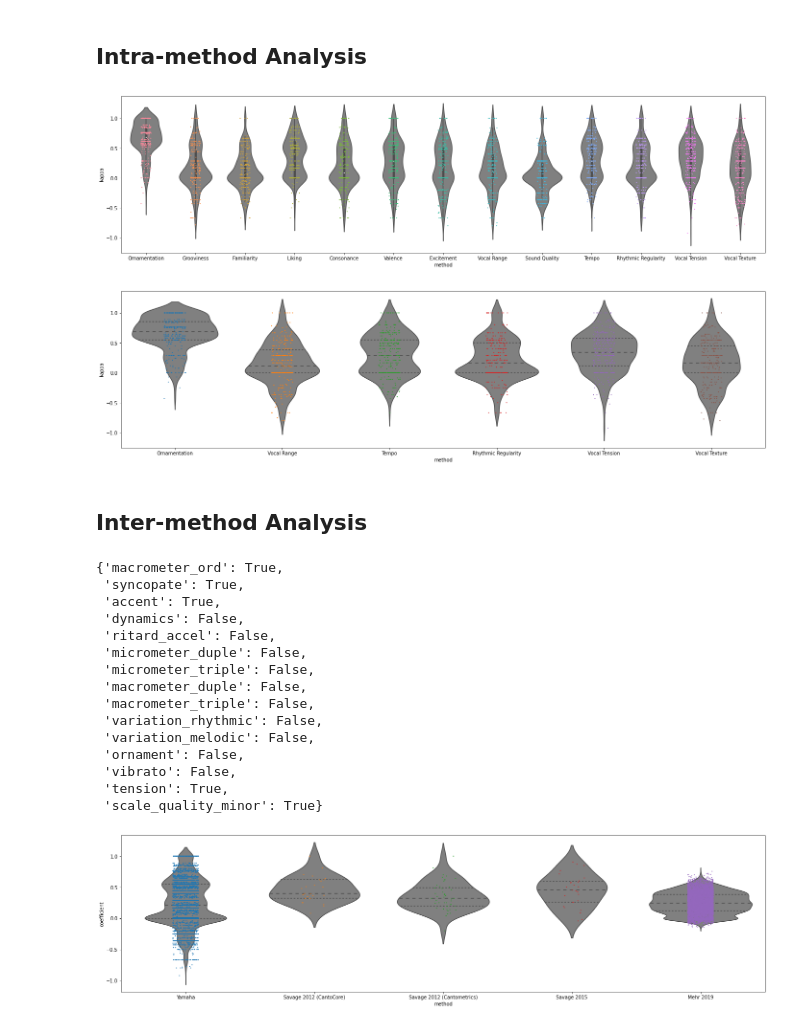
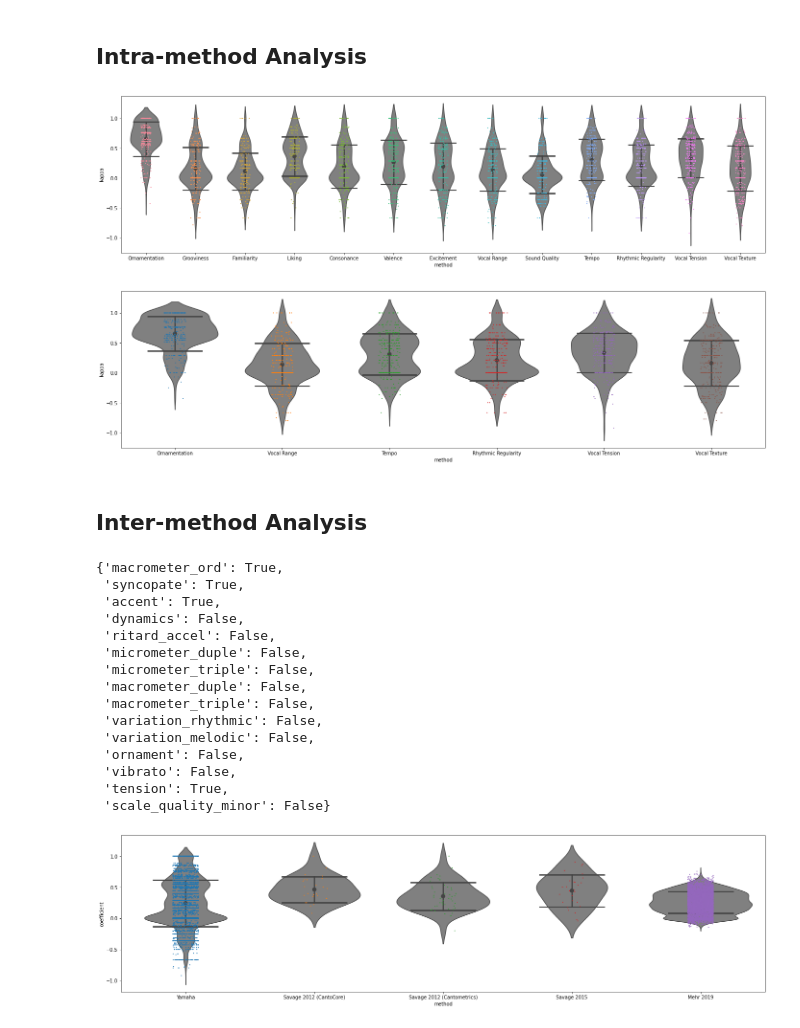
Before and after one commit to dsh0416/cantometrics, a Jupyter notebook: analysis/Analysis.ipynb, the cells around one changed output. Saved outputs shown, nothing was run; the diff lists cells and outputs as text; code cells hidden in the pictures.

Commit message:
Update plots

```diff
--- a/analysis/Analysis.ipynb
+++ b/analysis/Analysis.ipynb
@@ -72,12 +72,14 @@ for group_id in range(GROUP):
 df = pd.DataFrame(matrix, index=range(len(matrix)), columns=['method', 'kappa'])
 
 plt.figure(figsize=(24, 6))
-sns.violinplot(x="method", y="kappa", data=df, color="0.5")
+
+sns.violinplot(x="method", y="kappa", data=df, color="0.5", inner=None)
 sns.stripplot(x="method", y="kappa", data=df, jitter=1, size=2)
+sns.pointplot(x="method", y="kappa", data=df, ci="sd", capsize=.5, join=False, color="#444")
 
 plt.show()
 # %% [output]
-[figure, old version]
+[figure, new version]
 # %%
 features_filtered = ['Ornamentation', 'Vocal Range', 'Tempo', 'Rhythmic Regularity', 'Vocal Tension', 'Vocal Texture']
 
@@ -101,13 +103,14 @@ for group_id in range(GROUP):
 # %%
 df = pd.DataFrame(matrix, index=range(len(matrix)), columns=['method', 'kappa'])
 
 plt.figure(figsize=(24, 6))
-sns.violinplot(x="method", y="kappa", data=df, color="0.5", inner="quart")
+sns.violinplot(x="method", y="kappa", data=df, color="0.5", inner=None)
 sns.stripplot(x="method", y="kappa", data=df, jitter=1, size=2)
+sns.pointplot(x="method", y="kappa", data=df, ci="sd", capsize=.5, join=False, color="#444")
 
 plt.show()
 # %% [output]
-[figure, old version]
+[figure, new version]
 # %% [markdown]
 ## Inter-method Analysis
 # %%
@@ -240,7 +243,7 @@ weighted_features = {}
 
 for feature in feature_names:
     col_size = np.shape(np.unique(mehr_df[feature].to_numpy()))[0]
-    if col_size == 2:
+    if col_size == 2 or feature == 'scale_quality_minor': # scale_quality_minor has multiple values due to our NA processing.
         weighted_features[feature] = False
     else:
         weighted_features[feature] = True
@@ -261,7 +264,7 @@ weighted_features
  'ornament': False,
  'vibrato': False,
  'tension': True,
- 'scale_quality_minor': True}
+ 'scale_quality_minor': False}
 # %%
 participants = np.unique(mehr_df['annotator'].to_numpy().flatten())
 
@@ -285,9 +288,10 @@ for x in participants:
 df = pd.DataFrame(matrix_inter, index=range(len(matrix_inter)), columns=['method', 'coefficient'])
 
 plt.figure(figsize=(24, 6))
-sns.violinplot(x="method", y="coefficient", data=df, color="0.5", inner="quart")
+sns.violinplot(x="method", y="coefficient", data=df, color="0.5", inner=None)
 sns.stripplot(x="method", y="coefficient", data=df, jitter=1, size=2)
+sns.pointplot(x="method", y="coefficient", data=df, ci="sd", capsize=.5, join=False, color="#444")
 
 plt.show()
 # %% [output]
-[figure, old version]
+[figure, new version]
```
